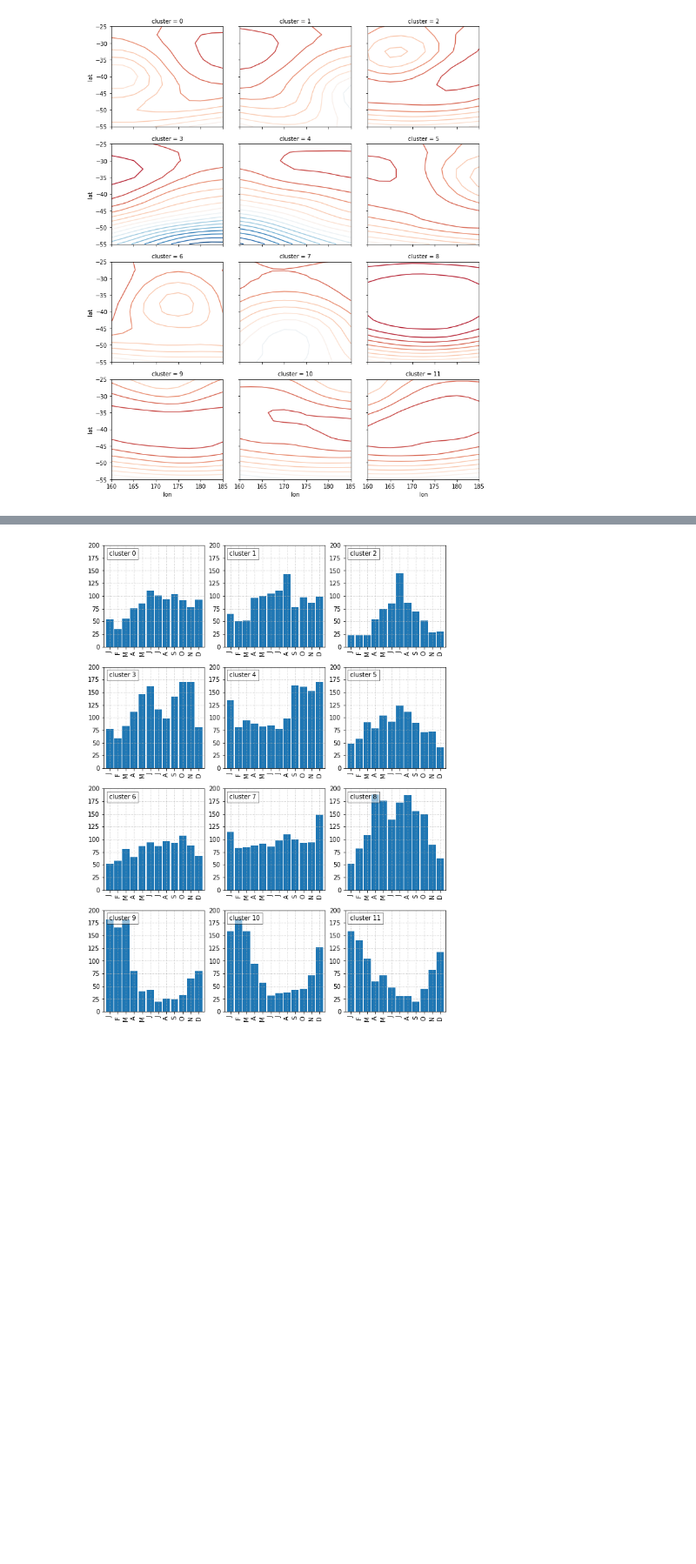
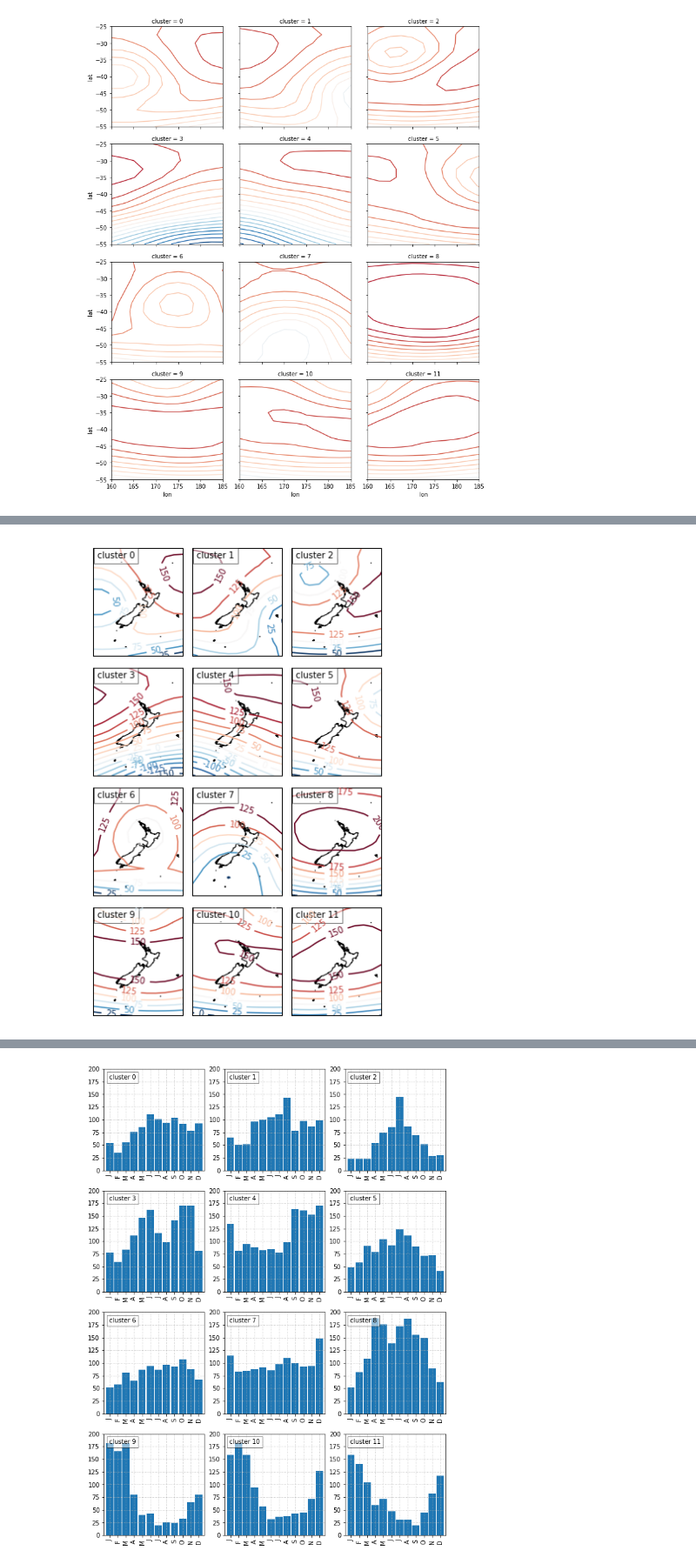
Before and after one commit to nicolasfauchereau/ACRE_workshop, a Jupyter notebook: notebooks/weather_regimes.ipynb, the cells around one changed output, grey strips where cells are left out. Shown at 87% size. Saved outputs shown, nothing was run; the diff lists cells and outputs as text; code cells hidden in the pictures; blank space fills up the shorter version.

```diff
--- a/notebooks/weather_regimes.ipynb
+++ b/notebooks/weather_regimes.ipynb
@@ -336,0 +357,11 @@ f = clusters['hgt'].plot.contour(x='lon', y='lat', col='cluster', col_wrap=3, le
+# %%
+f, axes = plt.subplots(nrows=4, ncols=3, figsize=(6,10), subplot_kw={'projection':proj})
+f.subplots_adjust(wspace=0.1, hspace=0.1)
+axes = axes.flatten()
+for c in range(nclusters):
+    ax = axes[c]
+    clus = clusters.sel(cluster=c)
+    make_map(clus['hgt'], lons, lats, step=25, ax=ax)
+    ax.text(0.05, 0.9, c, transform=ax.transAxes, bbox=dict(facecolor='w', alpha=0.5))
+# %% [output]
+[figure, added]
```
Also changed, not shown: parts of 8 cells of this notebook.
